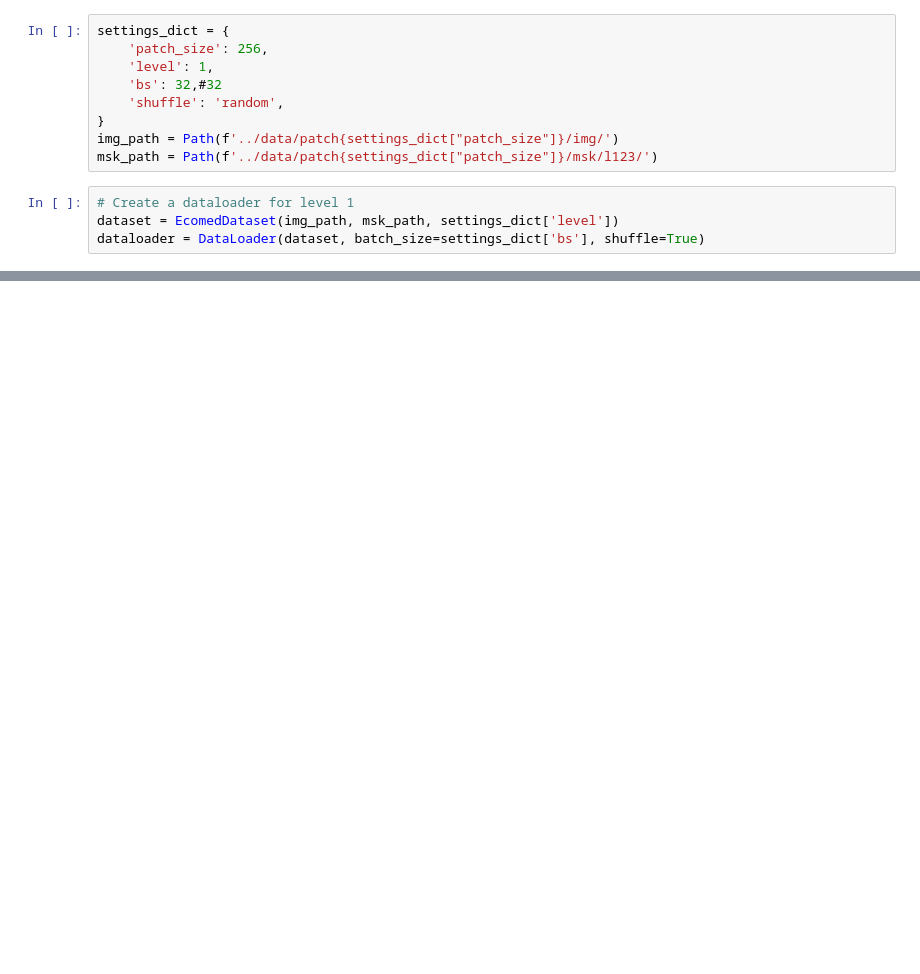
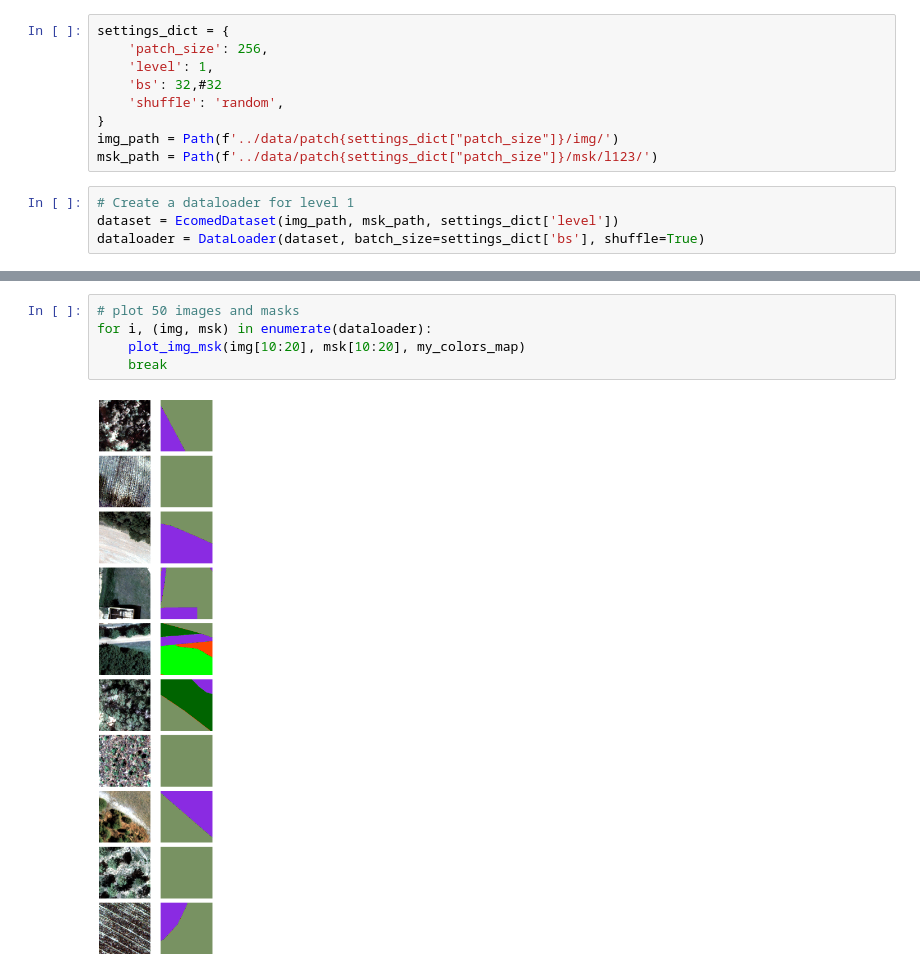
Before and after one commit to BertilleT/habitat_mapping, a Jupyter notebook: notebooks/Unet.ipynb, the cells around one changed output, grey strips where cells are left out. Saved outputs shown, nothing was run; the diff lists cells and outputs as text; blank space fills up the shorter version.

```diff
--- a/notebooks/Unet.ipynb
+++ b/notebooks/Unet.ipynb
@@ -79,0 +139,7 @@ RasterioIOError: ../data/patch256/msk/l123/zone16_0_0/msk_zone16_0_0_patch_14_25
+# %%
+# plot 50 images and masks
+for i, (img, msk) in enumerate(dataloader):
+    plot_img_msk(img[10:20], msk[10:20], my_colors_map)
+    break
+# %% [output]
+[figure, added]
```
Also changed, not shown: parts of 12 cells of this notebook, 1 other file.
